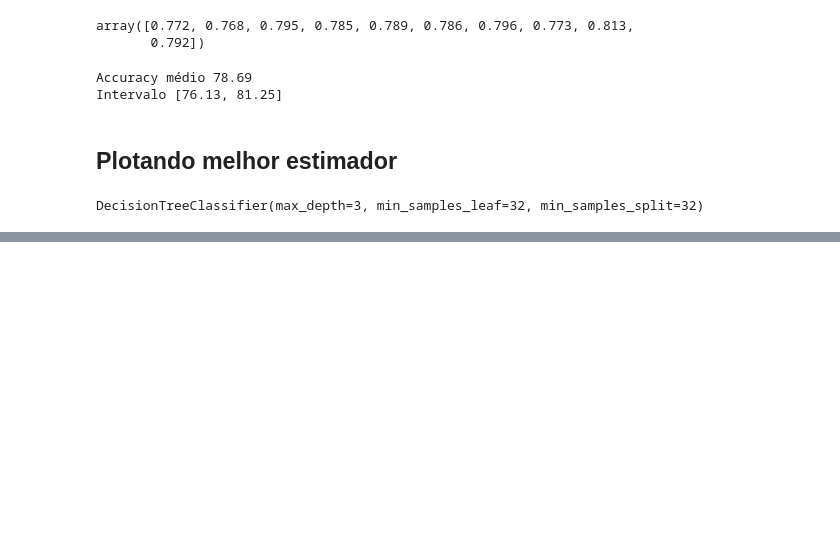
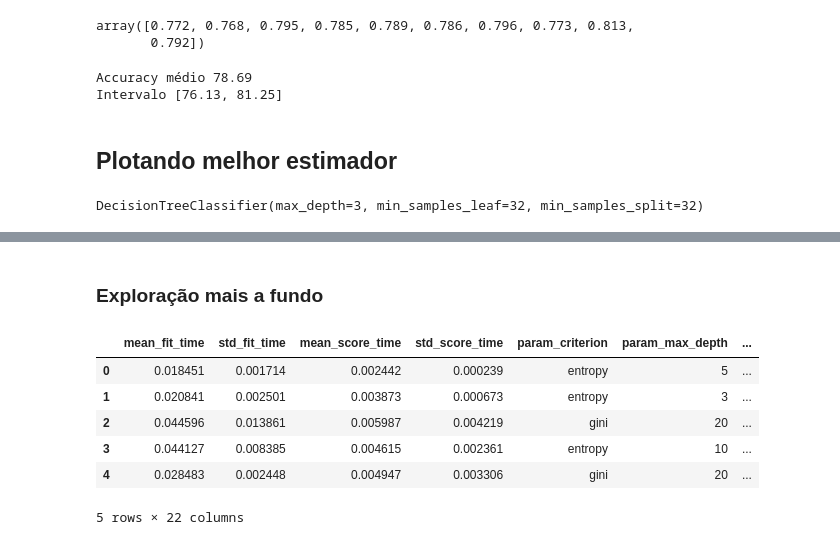
Before and after one commit to angelomaia/alura-cursos, a Jupyter notebook: Formação Machine Learning/Otimização_de_hiperparâmetros.ipynb, the cells around one changed output, grey strips where cells are left out. Drawn from its saved outputs; the diff is of its cells as text; code cells hidden in the pictures; blank space fills up the shorter version.

```diff
--- a/Formação Machine Learning/Otimização_de_hiperparâmetros.ipynb
+++ b/Formação Machine Learning/Otimização_de_hiperparâmetros.ipynb
@@ -640,0 +762,33 @@ graph
+# %% [markdown]
+### Exploração mais a fundo
+# %%
+from scipy.stats import randint
+
+SEED=255
+np.random.seed(SEED)
+
+espaco_de_parametros = {
+    "max_depth" : [3, 5, 10, 15, 20, 30, None],
+    "min_samples_split" : randint(32,128),
+    "min_samples_leaf" : randint(32,128),
+    "criterion" : ["gini","entropy"]
+}
+
+busca = RandomizedSearchCV(DecisionTreeClassifier(),
+                           espaco_de_parametros,
+                           n_iter = 64,
+                           cv = KFold(n_splits=10, shuffle=True),
+                           random_state = SEED)
+
+busca.fit(x_azar, y_azar, groups=dados.modelo)
+resultados = pd.DataFrame(busca.cv_results_)
+
+resultados.head()
+# %% [output]
+|  | mean_fit_time | std_fit_time | mean_score_time | std_score_time | param_criterion | param_max_depth | ... |
+| 0 | 0.018451 | 0.001714 | 0.002442 | 0.000239 | entropy | 5 | ... |
+| 1 | 0.020841 | 0.002501 | 0.003873 | 0.000673 | entropy | 3 | ... |
+| 2 | 0.044596 | 0.013861 | 0.005987 | 0.004219 | gini | 20 | ... |
+| 3 | 0.044127 | 0.008385 | 0.004615 | 0.002361 | entropy | 10 | ... |
+| 4 | 0.028483 | 0.002448 | 0.004947 | 0.003306 | gini | 20 | ... |
+5 rows × 22 columns
```
Also changed, not shown: parts of 16 cells of this notebook.
